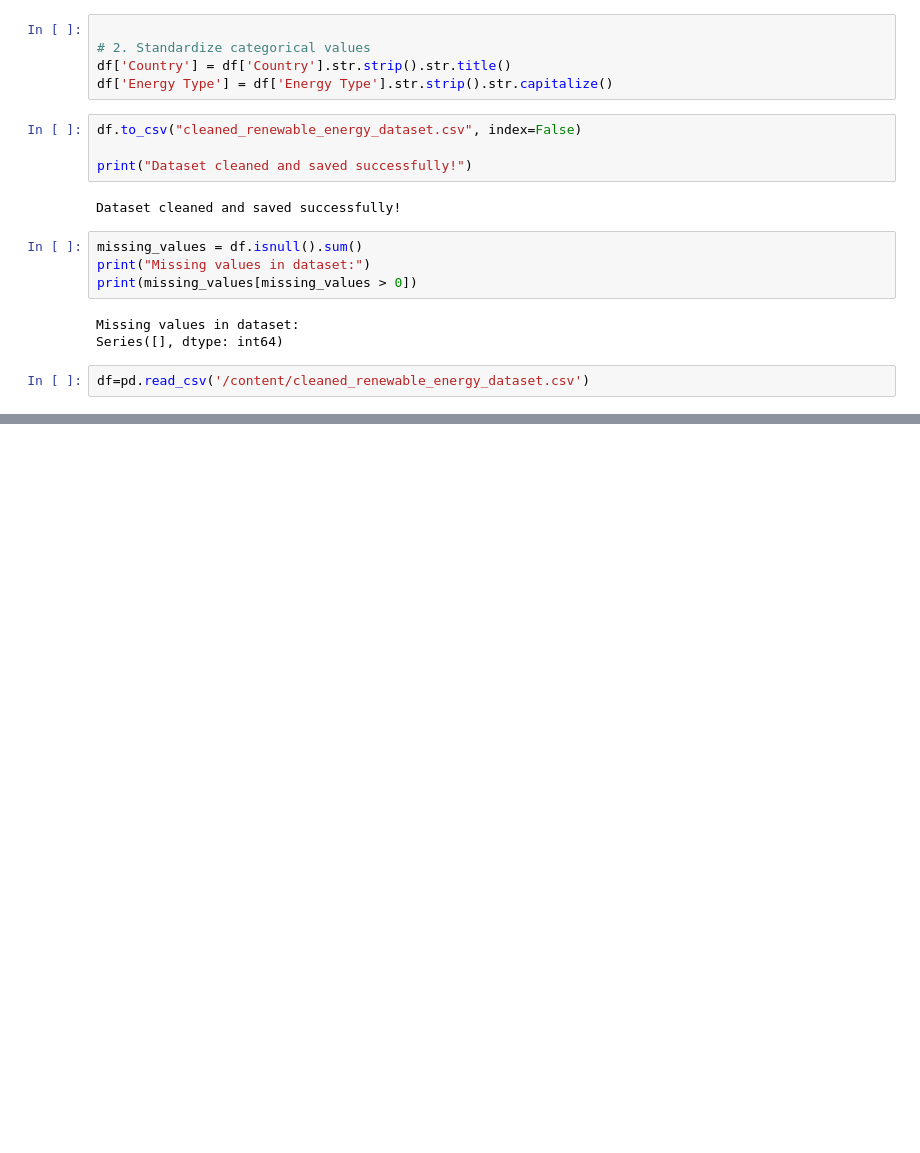
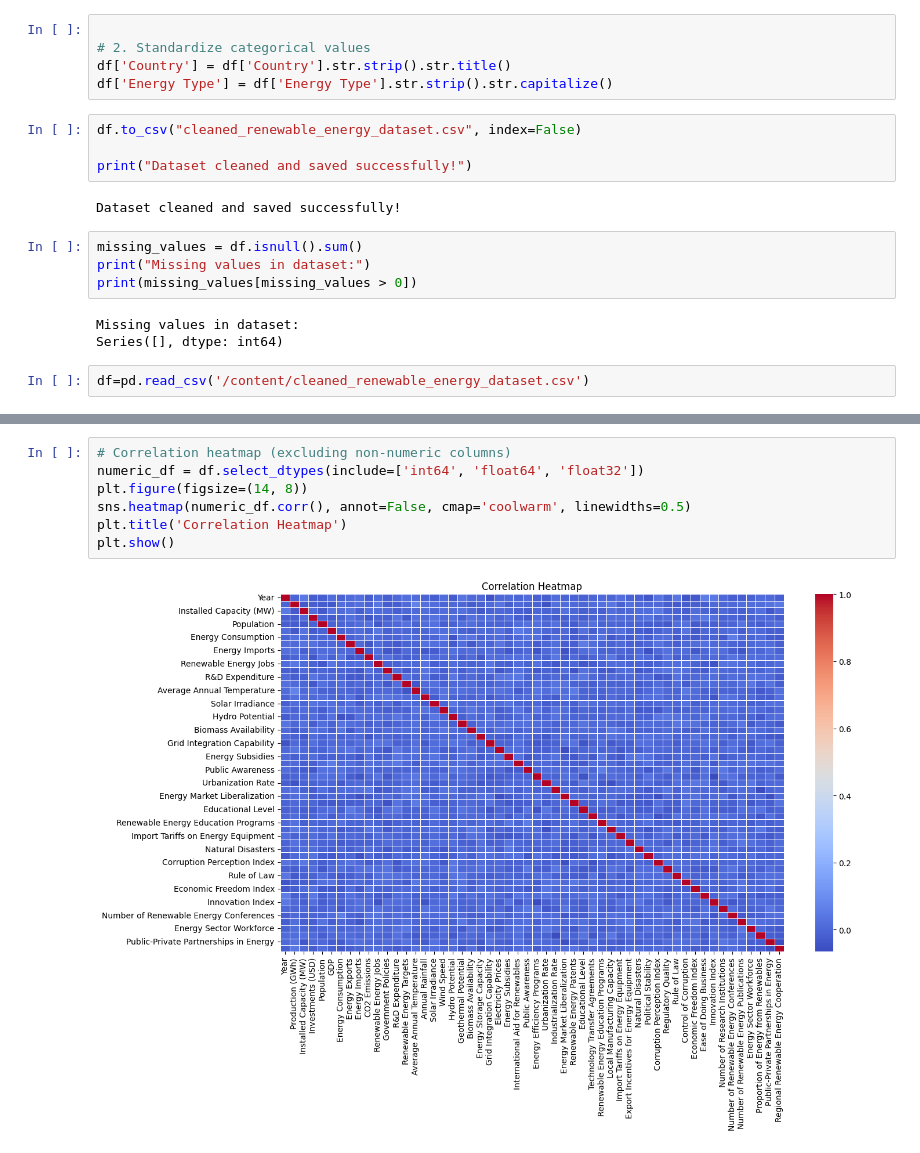
Before and after one commit to Pooja-Arumugam/Global-Renewable-Energy-and-Indicators, a Jupyter notebook: Global_Renewable_Energy_Indicators.ipynb, the cells around one changed output, grey strips where cells are left out. Cells and saved outputs as stored; diff of their text form; blank space fills up the shorter version.

```diff
--- a/Global_Renewable_Energy_Indicators.ipynb
+++ b/Global_Renewable_Energy_Indicators.ipynb
@@ -52,0 +86,9 @@ df=pd.read_csv('/content/cleaned_renewable_energy_dataset.csv')
+# %%
+# Correlation heatmap (excluding non-numeric columns)
+numeric_df = df.select_dtypes(include=['int64', 'float64', 'float32'])
+plt.figure(figsize=(14, 8))
+sns.heatmap(numeric_df.corr(), annot=False, cmap='coolwarm', linewidths=0.5)
+plt.title('Correlation Heatmap')
+plt.show()
+# %% [output]
+[figure, added]
```
Also changed, not shown: parts of 34 cells of this notebook.
